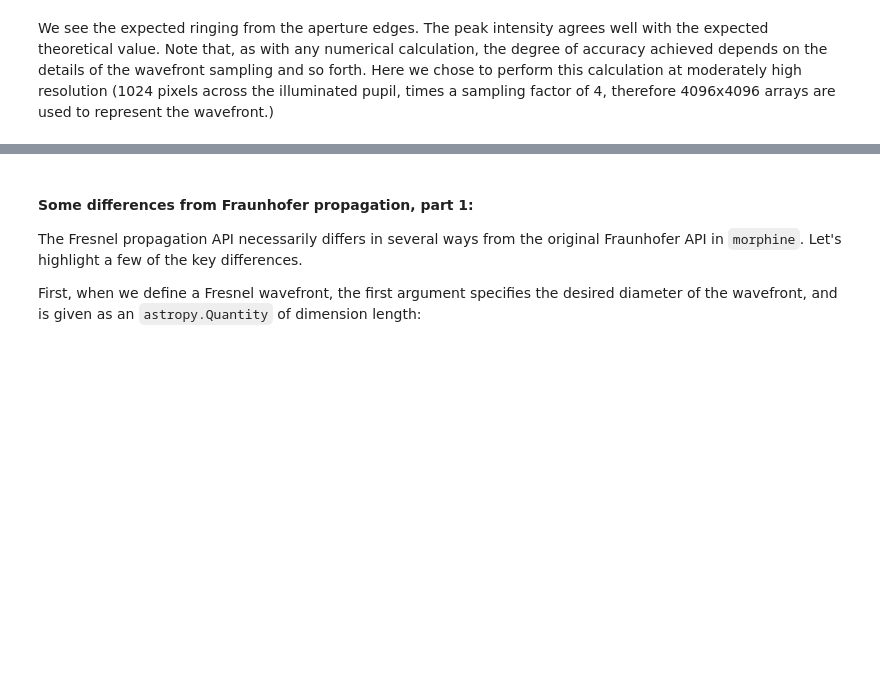
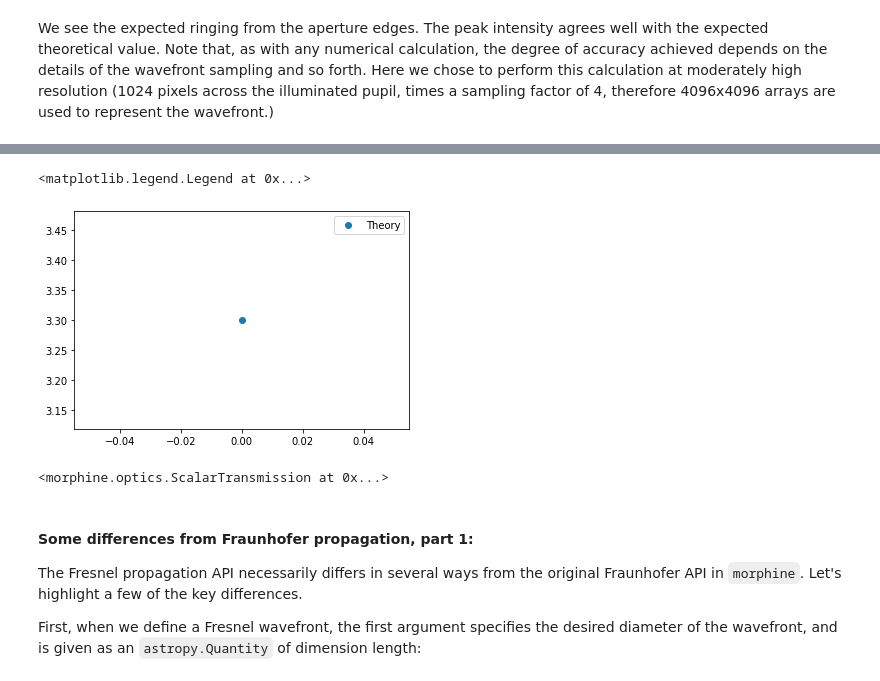
Before and after one commit to LouisDesdoigts/morphine, a Jupyter notebook: notebooks/morphine_fresnel.ipynb, the cells around one changed output, grey strips where cells are left out. Saved outputs shown, nothing was run; the diff lists cells and outputs as text; code cells hidden in the pictures; blank space fills up the shorter version.

```diff
--- a/notebooks/morphine_fresnel.ipynb
+++ b/notebooks/morphine_fresnel.ipynb
@@ -79,0 +123,14 @@ We see the expected ringing from the aperture edges. The peak intensity agrees w
+# %%
+plt.plot([0], [3.30], 'o', label='Theory')
+plt.legend(loc='upper right')
+# %% [output]
+<matplotlib.legend.Legend at 0x...>
+[figure, added]
+# %%
+fres = mp.FresnelOpticalSystem(pupil_diameter=aperture, npix=npix,beam_ratio=0.25)
+m1 = mp.QuadraticLens(fl, name='Camera lens')
+fres.add_optic(m1)
+fres.add_optic(mp.CircularAperture(radius=aperture/2))
+fres.add_optic(mp.ScalarTransmission(planetype=PlaneType.image, name='focus'), distance=fl+defoc)
+# %% [output]
+<morphine.optics.ScalarTransmission at 0x...>
```
Also changed, not shown: parts of 9 cells of this notebook, 1 other file.
